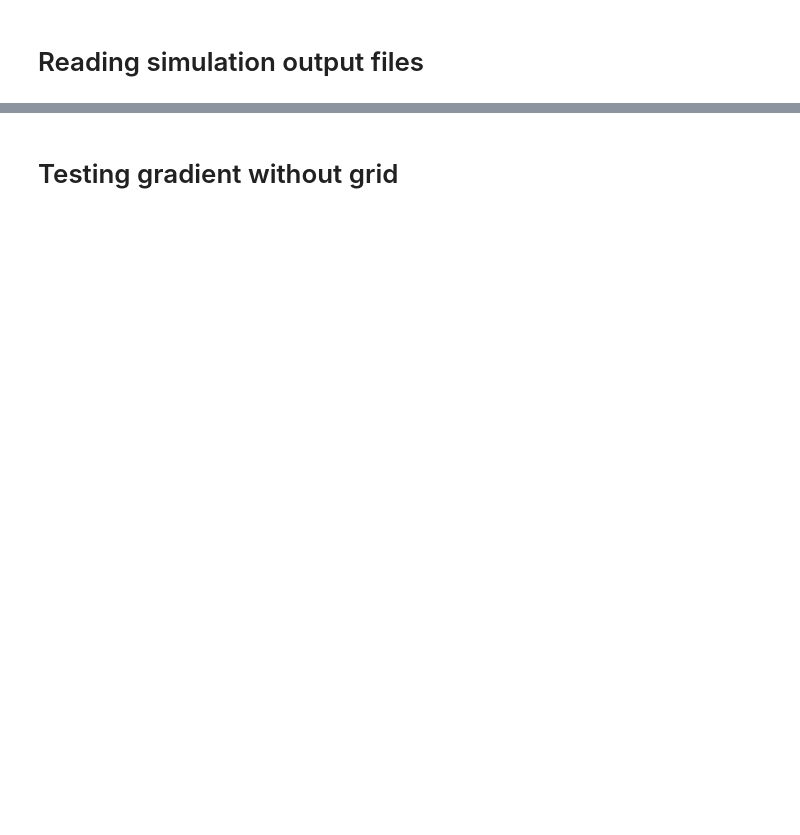
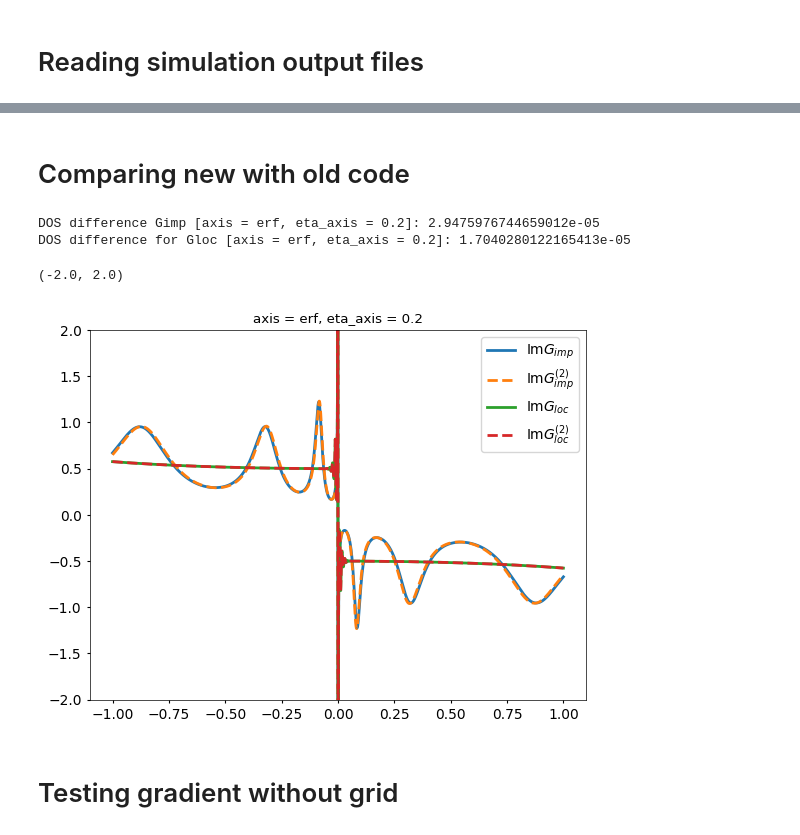
Before and after one commit to AlessandroCarbone/sop_lake, a Jupyter notebook: src/sop_lake/results_analysis.ipynb, the cells around one changed output, grey strips where cells are left out. Drawn from its saved outputs; the diff is of its cells as text; code cells hidden in the pictures; blank space fills up the shorter version.

```diff
--- a/src/sop_lake/results_analysis.ipynb
+++ b/src/sop_lake/results_analysis.ipynb
@@ -37,7 +41,7 @@ plt.rcParams.update({
     "ytick.labelsize": 7,
     "legend.fontsize": 10,
     "legend.title_fontsize": 10,
-    "lines.linewidth": 1.0,
+    "lines.linewidth": 2.0,
     "axes.linewidth": 0.5,
     "xtick.major.width": 0.8,
     "xtick.major.size": 2.5,
@@ -124,0 +125,2 @@ Residues:  [array([[0.74208639+0.j, 0.        +0.j],
+# %% [markdown]
+# Comparing new with old code
@@ -125,3 +151,50 @@ Residues:  [array([[0.74208639+0.j, 0.        +0.j],
+# %%
+if np.allclose(w_list, w_list2):
+    d = DOS_diff(Gimp_list, Gimp_list2)
+    print("DOS difference Gimp [axis = {}, eta_axis = {}]: {}".format(sim_config.embedding.axis, sim_config.embedding.eta_axis, d))
+    d2 = DOS_diff(Gloc_list, Gloc_list2)
+    print("DOS difference Gloc [axis = {}, eta_axis = {}]: {}".format(sim_config.embedding.axis, sim_config.embedding.eta_axis, d2))
+
+eta_erf, num_pts_erf = 0.2, 10000
+_, w_erf_list   = frequency_axis("erf", eta_erf, num_pts_erf, w_edges=[-10, 10])                        # Comparison axis!
+
+epsk_list, hA_1 = sim_config.system.epsk_list, sim_config.system.get_single_particle_hA()               # N.B. We assume those are the same for both simulations
+Gimp_list3 = Gimp_SOP.evaluate(w_erf_list)
+SigmaA_list3, Gloc_list3 = self_consistency_DMFT(SOP_vemb,Gimp_SOP,epsk_list,hA_1,w_erf_list,conv_history["mu"][-1],paramagnetic=sim_config.optimization.paramagnetic)
+
+SOP_vemb2 = SOP(Gamma_list2, sigma_list2, parameters2["p_type"])
+Gimp_list4 = compute_avg_GF(A_list2,Z_list2,w_erf_list)
+SigmaA_list4, Gloc_list4 = self_consistency_step(Gamma_list2,sigma_list2,A_list2,Z_list2,epsk_list,hA_1,w_erf_list,conv_list2["mu_list"][-1],p_type=parameters2["p_type"],paramagnetic=sim_config.optimization.paramagnetic)
+
+d3 = DOS_diff(Gimp_list3, Gimp_list4)
+print("DOS difference Gimp [axis = {}, eta_axis = {}]: {}".format("erf", eta_erf, d3))
+d4 = DOS_diff(Gloc_list3, Gloc_list4)
+print("DOS difference for Gloc [axis = {}, eta_axis = {}]: {}".format("erf", eta_erf, d4))
+# %% [output]
+DOS difference Gimp [axis = erf, eta_axis = 0.2]: 2.9475976744659012e-05
+DOS difference for Gloc [axis = erf, eta_axis = 0.2]: 1.7040280122165413e-05
+# %%
+i, j = 0, 0
+if np.allclose(w_list, w_list2):
+    plt.figure()
+    plt.title("axis = {}, eta_axis = {}".format(sim_config.embedding.axis, sim_config.embedding.eta_axis))
+    plt.plot(w_list,np.array(Gloc_list).imag[:,i,j],label=r"Im$G_{loc}$")
+    plt.plot(w_list2,np.array(Gloc_list2).imag[:,i,j],label=r"Im$G_{loc}^{(2)}$",ls="--")
+    plt.plot(w_list,np.array(Gimp_list).imag[:,i,j],label=r"Im$G_{imp}$")
+    plt.plot(w_list2,np.array(Gimp_list2).imag[:,i,j],label=r"Im$G_{imp}^{(2)}$",ls="--")
+    plt.legend()
+
+plt.figure()
+plt.title("axis = {}, eta_axis = {}".format("erf", eta_erf))
+plt.plot(np.array(w_erf_list).real,np.array(Gimp_list3).imag[:,i,j],label=r"Im$G_{imp}$")
+plt.plot(np.array(w_erf_list).real,np.array(Gimp_list4).imag[:,i,j],label=r"Im$G_{imp}^{(2)}$",ls="--")
+plt.plot(np.array(w_erf_list).real,np.array(Gloc_list3).imag[:,i,j],label=r"Im$G_{loc}$")
+plt.plot(np.array(w_erf_list).real,np.array(Gloc_list4).imag[:,i,j],label=r"Im$G_{loc}^{(2)}$",ls="--")
+plt.legend()
+plt.ylim(-2,2)
+# %% [output]
+(-2.0, 2.0)
+[figure, added]
 # %% [markdown]
 # Testing gradient without grid
 # %%
```
Also changed, not shown: parts of 5 cells of this notebook.
